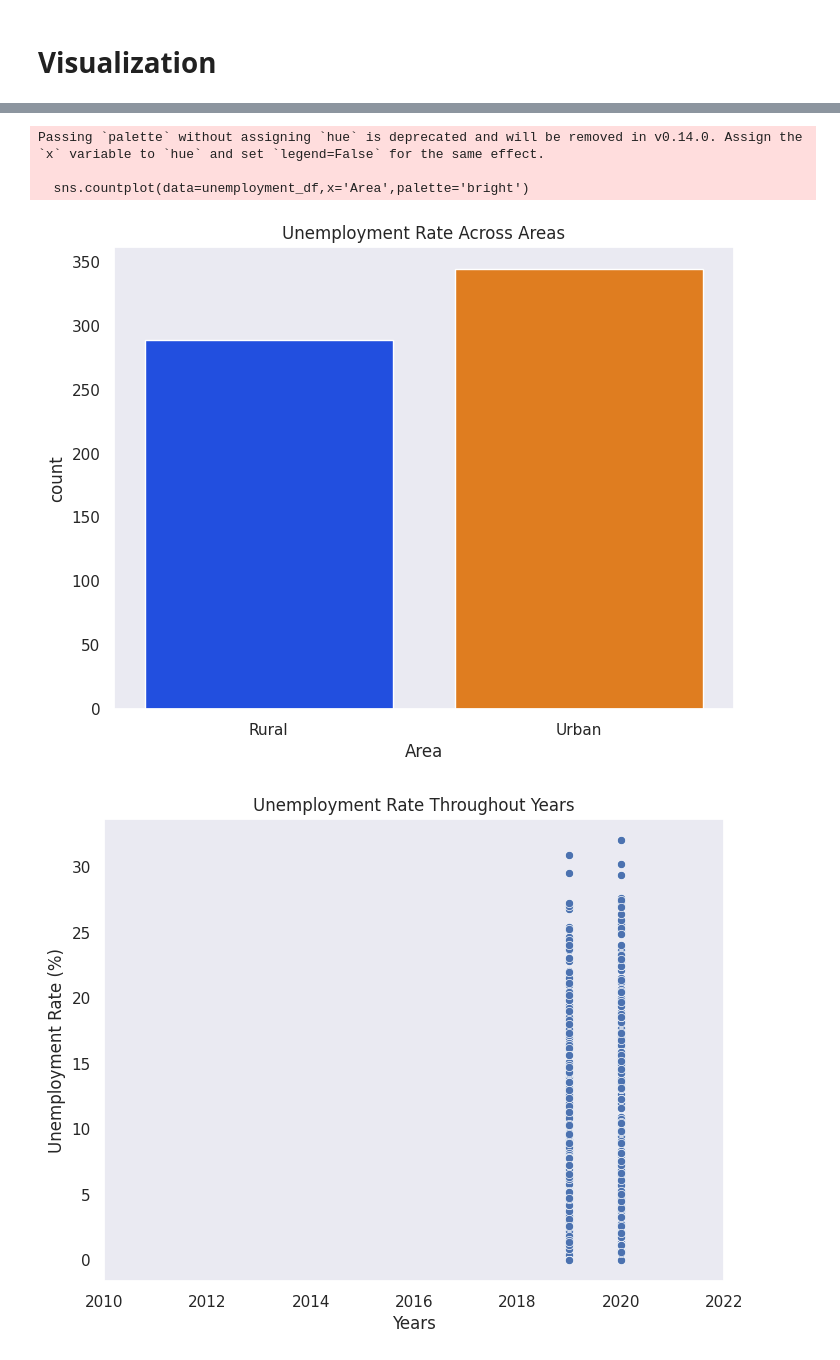
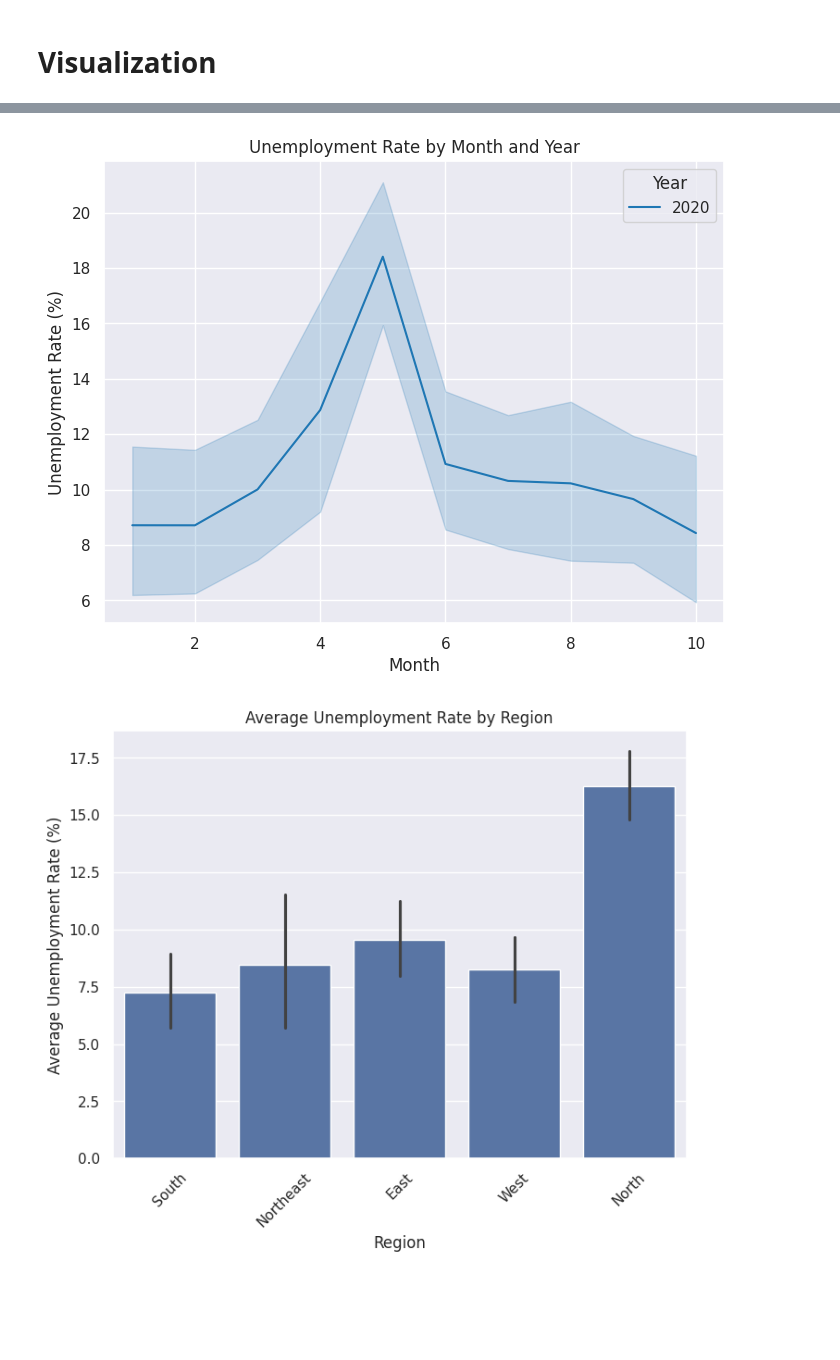
Before and after one commit to gazizovaa/CodeAlpha_Unemployment-_Analysis, a Jupyter notebook: CodeAlpha_Unemployment_Analysis.ipynb, the cells around one changed output, grey strips where cells are left out. Saved outputs shown, nothing was run; the diff lists cells and outputs as text; code cells hidden in the pictures; blank space fills up the shorter version.

Commit message:
completed visualizations

```diff
--- a/CodeAlpha_Unemployment_Analysis.ipynb
+++ b/CodeAlpha_Unemployment_Analysis.ipynb
@@ -141,3 +105,0 @@ dtype: int64
-# %%
-# Remove null values
-unemployment_df = unemployment_df.dropna()
@@ -196,10 +105,0 @@ plt.show();
-# %%
-Q1 = unemployment_df['Estimated Labour Participation Rate (%)'].quantile(0.25)
-Q2 = unemployment_df['Estimated Labour Participation Rate (%)'].median()
-Q3 = unemployment_df['Estimated Labour Participation Rate (%)'].quantile(0.75)
-IQR = Q3 - Q1
-
-lower_bound = Q1 - 1.5 * IQR
-upper_bound = Q3 + 1.5 * IQR
-unemployment_df = unemployment_df[(unemployment_df['Estimated Labour Participation Rate (%)'] >= lower_bound) &
- (unemployment_df['Estimated Labour Participation Rate (%)'] <= upper_bound)]
@@ -263,0 +162,18 @@ dtype: int64
+# %%
+# Removed outliers
+def remove_outliers(df):
+  numeric_cols = unemployment_df[['Estimated Unemployment Rate (%)','Estimated Employed',
+                                  'Estimated Labour Participation Rate (%)','longitude','latitude',
+                                  'Day','Month','Year']]
+  Q1 = numeric_cols.quantile(0.25)
+  Q2 = numeric_cols.median()
+  Q3 = numeric_cols.quantile(0.75)
+  IQR = Q3 - Q1
+
+  lower_bound = Q1 - 1.5 * IQR
+  upper_bound = Q3 + 1.5 * IQR
+
+  mask = ~((numeric_cols < lower_bound) | (numeric_cols > upper_bound)).any(axis=1)
+  return df[mask]
+# %%
+unemployment_rate_df = remove_outliers(unemployment_df)
@@ -296,24 +276,22 @@ plt.show();
 # %%
-# Displays the counts of observations per each area
+# Displays the unemployment modifications in 2020
 plt.figure(figsize=(8,6))
-sns.countplot(data=unemployment_df,x='Area',palette='bright')
-plt.title('Unemployment Rate Across Areas')
-plt.grid(False)
+sns.lineplot(data=unemployment_rate_df,x='Month',y='Estimated Unemployment Rate (%)',hue='Year',
+             palette='tab10')
+plt.title('Unemployment Rate by Month and Year')
+plt.xlabel('Month')
+plt.ylabel('Unemployment Rate (%)')
 plt.show();
 # %% [output]
-Passing `palette` without assigning `hue` is deprecated and will be removed in v0.14.0. Assign the `x` variable to `hue` and set `legend=False` for the same effect.
-
-  sns.countplot(data=unemployment_df,x='Area',palette='bright')
-[figure, old version]
+[figure, new version]
 # %%
-# Displays the relationship between unemployment rate and years
+# Displays average unemployment rate by regions
 plt.figure(figsize=(8,6))
-sns.scatterplot(data=unemployment_df,x='Year',y='Estimated Unemployment Rate (%)')
-plt.title('Unemployment Rate Throughout Years')
-plt.xlim(2010,2022)
-plt.xlabel('Years')
-plt.ylabel('Unemployment Rate (%)')
-plt.grid()
+sns.barplot(data=unemployment_rate_df,x='Region',y='Estimated Unemployment Rate (%)',
+            estimator=np.mean)
+plt.title('Average Unemployment Rate by Region')
+plt.xticks(rotation=45)
+plt.ylabel('Average Unemployment Rate (%)')
 plt.show();
 # %% [output]
-[figure, old version]
+[figure, new version]
```
Also changed, not shown: parts of 45 cells of this notebook, 2 other files.
